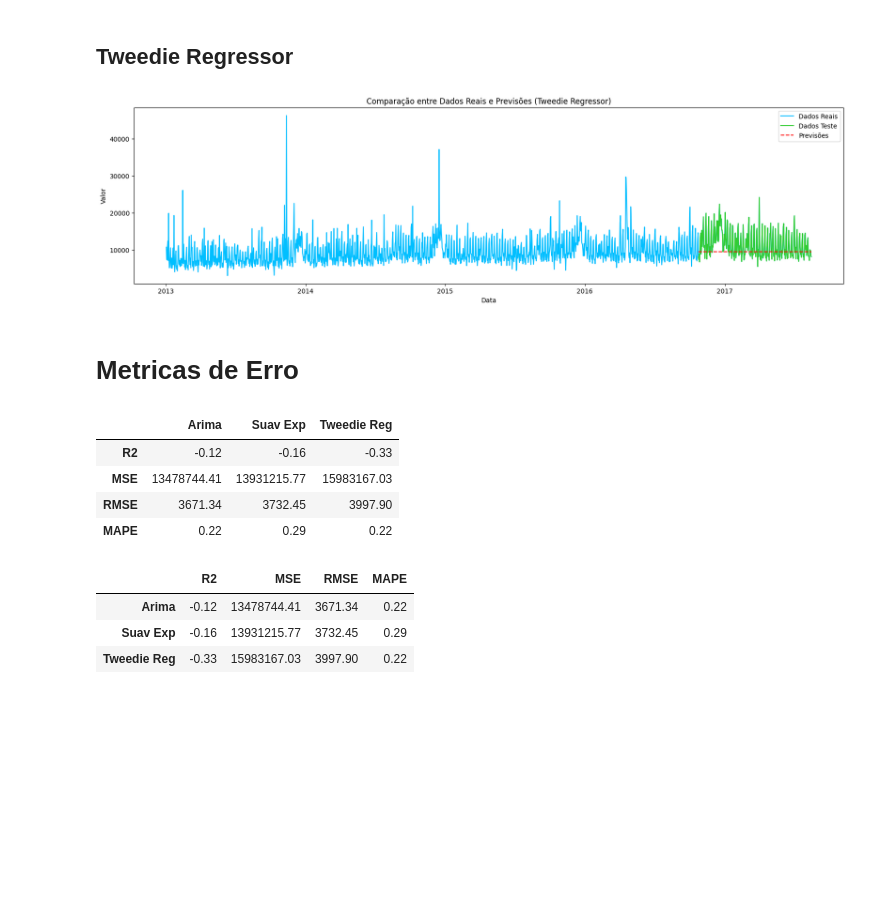
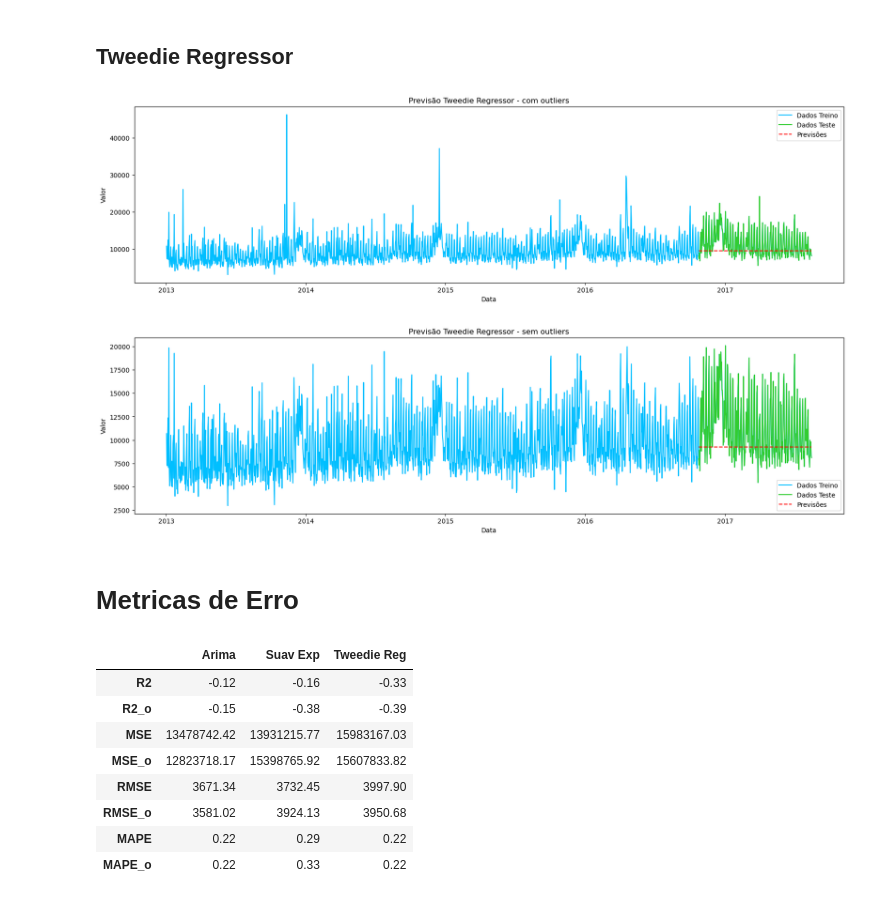
Before and after one commit to kamilyassis/previsao_vendas, a Jupyter notebook: analise_grocery.ipynb, the cells around one changed output. Cells and saved outputs as stored; diff of their text form; code cells hidden in the pictures; blank space fills up the shorter version.

```diff
--- a/analise_grocery.ipynb
+++ b/analise_grocery.ipynb
@@ -603,36 +617,46 @@ def calling_tweedie_regressor(serie, power=1.0):
     X_train = np.arange(len(y_train)).reshape(-1, 1)
     X_test = np.arange(len(y_train), len(y_train) + len(y_test)).reshape(-1, 1)
 
     model = TweedieRegressor(power=power)
     model.fit(X_train, y_train)
 
     predictions = model.predict(X_test)
 
     return y_test, predictions
 
-def compare_tweedie_regressor(serie, y_test, predictions):
+def compare_tweedie_regressor(serie, y_test, predictions,with_outlier=True):
 
     df_compare = pd.DataFrame({
         'y_test': y_test.values,
         'y_pred': predictions
     }, index=y_test.index)
 
     fig, ax = plt.subplots(figsize=(20, 5))
 
-    plt.plot(serie.index, serie.values, label='Dados Reais', color='deepskyblue')
+    plt.plot(serie.index, serie.values, label='Dados Treino', color='deepskyblue')
     plt.plot(y_test.index, y_test.values, label='Dados Teste', color='limegreen')
     plt.plot(df_compare.index, df_compare['y_pred'], label='Previsões', color='red', linestyle='--')
 
     plt.legend()
-    plt.title('Comparação entre Dados Reais e Previsões (Tweedie Regressor)')
+
+    if with_outlier:
+        plt.title('Previsão Tweedie Regressor - com outliers')
+    else:
+        plt.title('Previsão Tweedie Regressor - sem outliers')
+
     plt.xlabel('Data')
     plt.ylabel('Valor')
     plt.show()
 
 my_s = series_df['GROCERY I']
 y_test_TR, predictions_TR = calling_tweedie_regressor(my_s, power=1.0)
 compare_tweedie_regressor(my_s, y_test_TR, predictions_TR)
+
+my_s_o = df_sem_outliers['GROCERY I']['quantity']
+y_test_TR_o, predictions_TR_o = calling_tweedie_regressor(my_s_o)
+compare_tweedie_regressor(my_s_o, y_test_TR_o, predictions_TR_o,with_outlier=False)
 # %% [output]
-[figure, old version]
+[figure, new version]
+[figure, added]
 # %% [markdown]
 # Metricas de Erro
@@ -645,6 +663,15 @@ metricas_erro = [metricas_ARIMA, metricas_SE, metricas_TR]
 # %%
-#df_metricas = {'Arima com Outliers': {}, 'Arima sem Outliers': {}, 'Suavização Exponencial': {}, 'Tweedie Regressor': {}}
-#df_metricas = {'Arima com Outliers': {}, 'Suavização Exponencial': {}, 'Tweedie Regressor': {}}
+metricas_ARIMA = metricas(y_test_ARIMA, predictions_ARIMA)
+metricas_SE = metricas(y_test_SE, predictions_SE)
+metricas_TR = metricas(y_test_TR, predictions_TR)
+
+metricas_ARIMA_o = metricas(y_test_ARIMA_o, predictions_ARIMA_o)
+metricas_SE_o = metricas(y_test_SE_o, predictions_SE_o)
+metricas_TR_o = metricas(y_test_TR_o, predictions_TR_o)
+
+metricas_erro = [metricas_ARIMA, metricas_SE, metricas_TR]
+metricas_erro_o = [metricas_ARIMA_o, metricas_SE_o, metricas_TR_o]
+
 df_metricas = {'Arima': {}, 'Suav Exp': {}, 'Tweedie Reg': {}}
 nomes_metricas = ['R2', 'MSE', 'RMSE', 'MAPE']
 
@@ -653,25 +680,23 @@ for modelo in df_metricas.keys():
     for i, nome_metrica in enumerate(nomes_metricas):
         if idx < len(metricas_erro):
             df_metricas[modelo][nome_metrica] = float(metricas_erro[idx][i])
+            df_metricas[modelo][nome_metrica + '_o'] = float(metricas_erro_o[idx][i]) if idx < len(metricas_erro_o) else None
         else:
             df_metricas[modelo][nome_metrica] = None
-
+            df_metricas[modelo][nome_metrica + '_o'] = None
 
 df_metricas = pd.DataFrame(df_metricas)
 
 df_metricas = df_metricas.round(2)
-
-df_metricas
-# %% [output]
-|  | Arima | Suav Exp | Tweedie Reg |
-| R2 | -0.12 | -0.16 | -0.33 |
-| MSE | 13478744.41 | 13931215.77 | 15983167.03 |
-| RMSE | 3671.34 | 3732.45 | 3997.90 |
-| MAPE | 0.22 | 0.29 | 0.22 |
 # %%
-df_metricas.T
+df_metricas
 # %% [output]
-|  | R2 | MSE | RMSE | MAPE |
-| Arima | -0.12 | 13478744.41 | 3671.34 | 0.22 |
-| Suav Exp | -0.16 | 13931215.77 | 3732.45 | 0.29 |
-| Tweedie Reg | -0.33 | 15983167.03 | 3997.90 | 0.22 |
+|  | Arima | Suav Exp | Tweedie Reg |
+| R2 | -0.12 | -0.16 | -0.33 |
+| R2_o | -0.15 | -0.38 | -0.39 |
+| MSE | 13478742.42 | 13931215.77 | 15983167.03 |
+| MSE_o | 12823718.17 | 15398765.92 | 15607833.82 |
+| RMSE | 3671.34 | 3732.45 | 3997.90 |
+| RMSE_o | 3581.02 | 3924.13 | 3950.68 |
+| MAPE | 0.22 | 0.29 | 0.22 |
+| MAPE_o | 0.22 | 0.33 | 0.22 |
```
Also changed, not shown: parts of 4 cells of this notebook.
